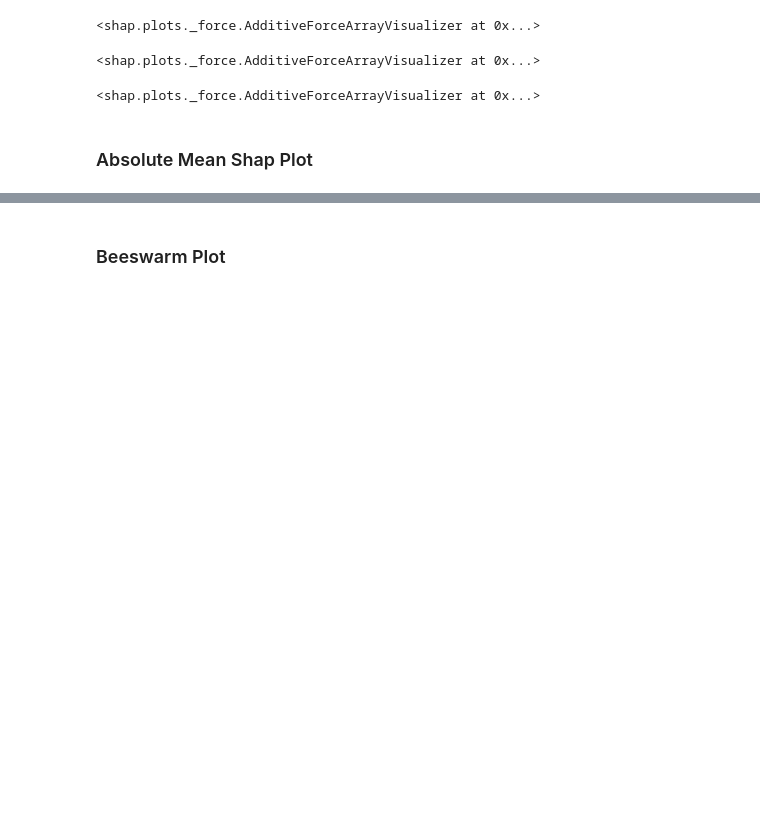
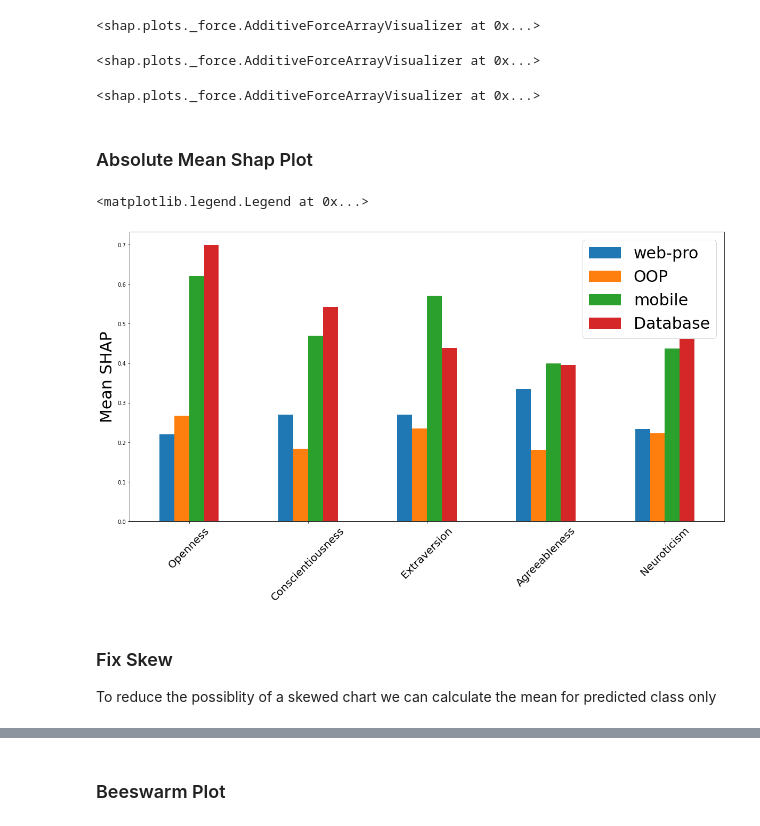
Before and after one commit to Abedeen25/Multiclass-classifiation-and-explainability, a Jupyter notebook: Shap_BPT.ipynb, the cells around one changed output, grey strips where cells are left out. Cells and saved outputs as stored; diff of their text form; code cells hidden in the pictures; blank space fills up the shorter version.

Commit message:
All plots accommodated

```diff
--- a/Shap_BPT.ipynb
+++ b/Shap_BPT.ipynb
@@ -243,3 +243,26 @@ shap.plots.force(shap_values[:200,:,3])
 <shap.plots._force.AdditiveForceArrayVisualizer at 0x...>
 # %% [markdown]
 ### Absolute Mean Shap Plot
+# %%
+# calculate mean SHAP values for each class
+mean_0 = np.mean(np.abs(shap_values.values[:,:,0]), axis=0)
+mean_1 = np.mean(np.abs(shap_values.values[:,:,1]), axis=0)
+mean_2 = np.mean(np.abs(shap_values.values[:,:,2]), axis=0)
+mean_3 = np.mean(np.abs(shap_values.values[:,:,3]), axis=0)
+
+df = pd.DataFrame({"web-pro":mean_0,"OOP": mean_1,"mobile": mean_2, "Database": mean_3})
+
+#ploting the mean shap values
+
+fig,ax=plt.subplots(1,1,figsize=(20,10))
+df.plot.bar(ax=ax)
+
+ax.set_ylabel("Mean SHAP", size=30)
+ax.set_xticklabels(x.columns,rotation=45,size=20)
+ax.legend(fontsize=30)
+# %% [output]
+<matplotlib.legend.Legend at 0x...>
+[figure, added]
+# %% [markdown]
+### Fix Skew
+To reduce the possiblity of a skewed chart we can calculate the mean for predicted class only
```
Also changed, not shown: parts of 23 cells of this notebook.
